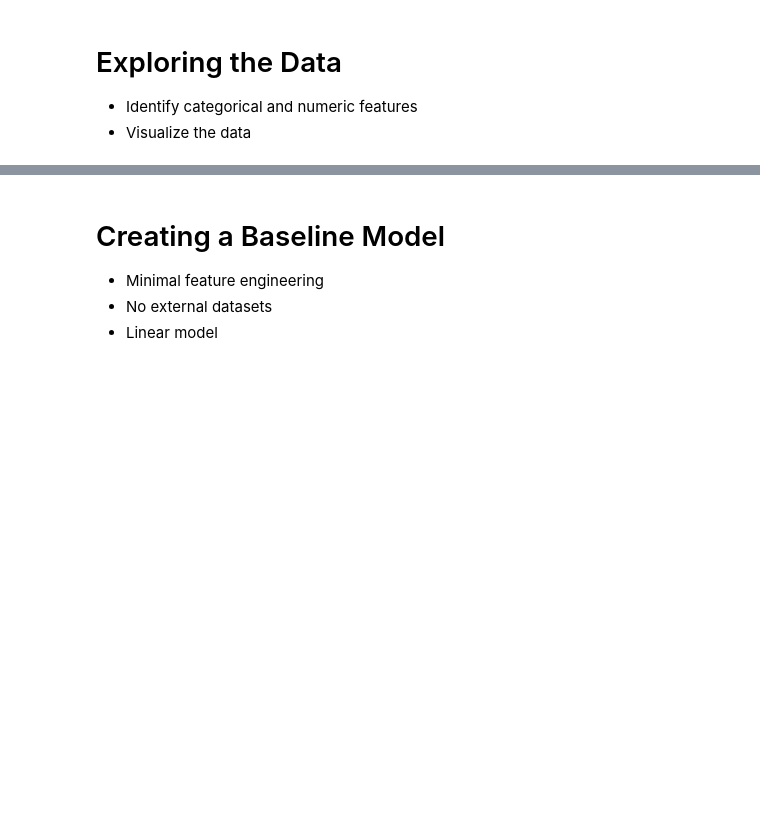
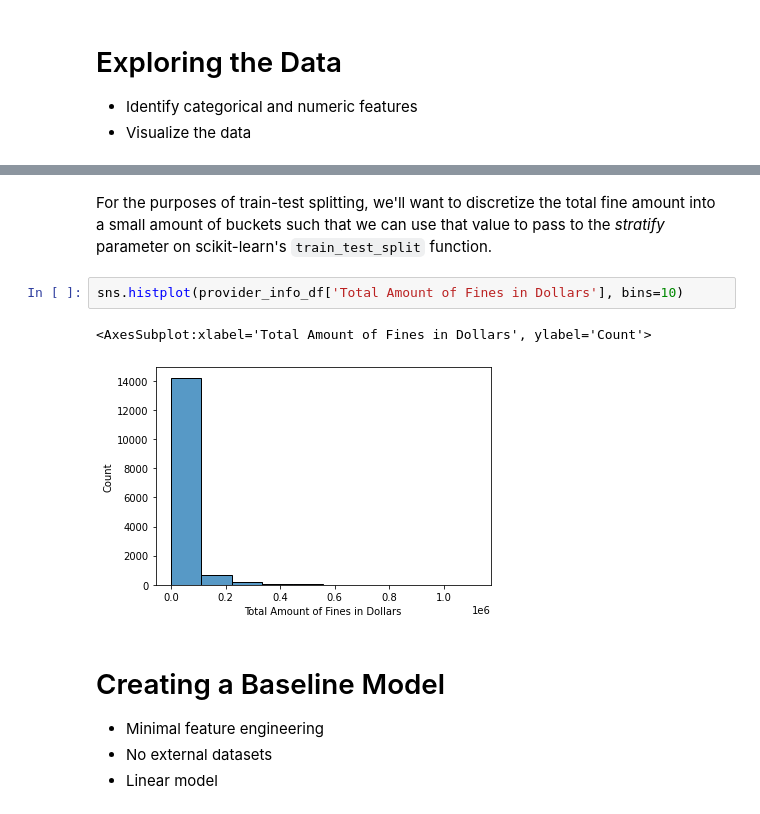
Before and after one commit to schledererj/cs6340-final-project, a Jupyter notebook: nursing_home_fines.ipynb, the cells around one changed output, grey strips where cells are left out. Drawn from its saved outputs; the diff is of its cells as text; blank space fills up the shorter version.

```diff
--- a/nursing_home_fines.ipynb
+++ b/nursing_home_fines.ipynb
@@ -14,3 +63,10 @@ provider_info_df = pd.read_csv('NH_ProviderInfo_Jan2022.csv')
+# %% [markdown]
+For the purposes of train-test splitting, we'll want to discretize the total fine amount into a small amount of buckets such that we can use that value to pass to the _stratify_ parameter on scikit-learn's `train_test_split` function.
+# %%
+sns.histplot(provider_info_df['Total Amount of Fines in Dollars'], bins=10)
+# %% [output]
+<AxesSubplot:xlabel='Total Amount of Fines in Dollars', ylabel='Count'>
+[figure, added]
 # %% [markdown]
 # Creating a Baseline Model
 
```
Also changed, not shown: parts of 8 cells of this notebook.
